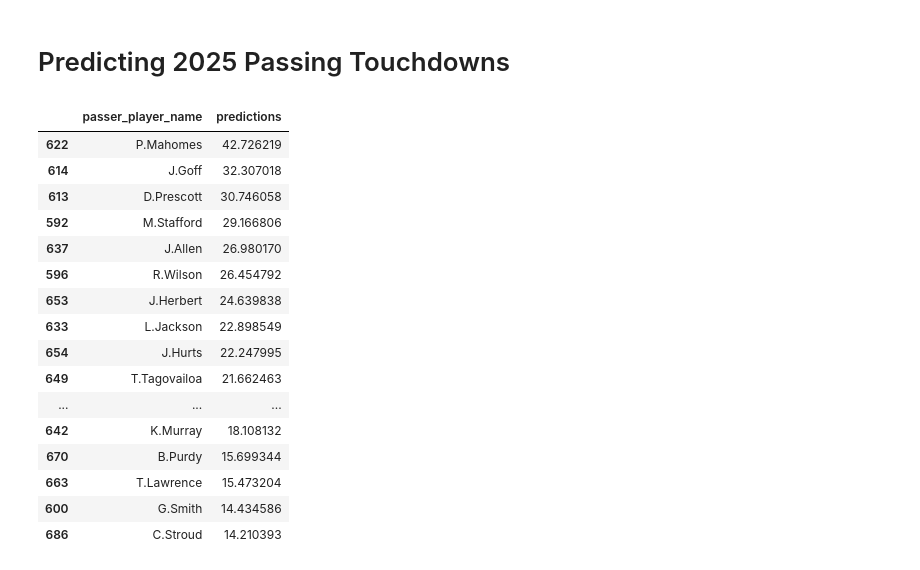
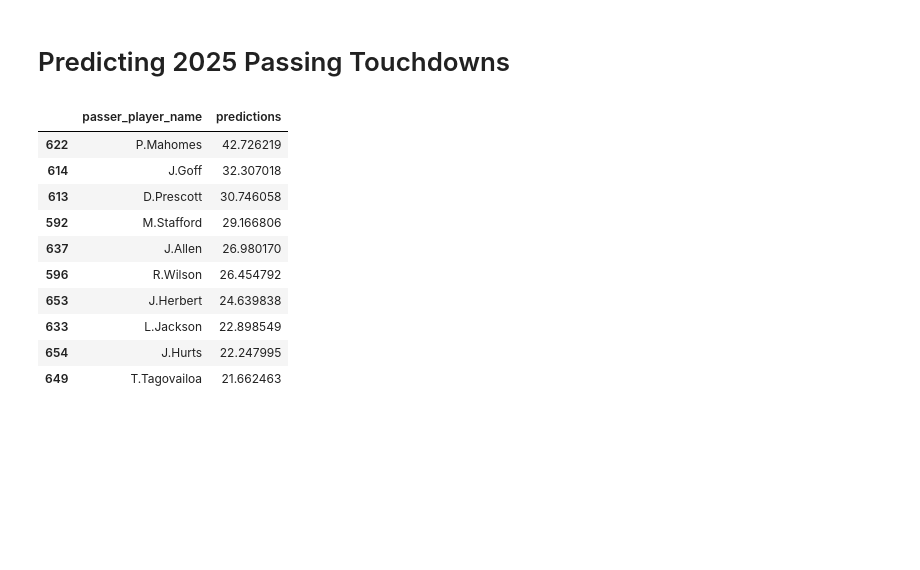
Before and after one commit to Jhonyel/NFL-TD-Regression-Model, a Jupyter notebook: RegressionFootball.ipynb, the cells around one changed output. Cells and saved outputs as stored; diff of their text form; code cells hidden in the pictures; blank space fills up the shorter version.

```diff
--- a/RegressionFootball.ipynb
+++ b/RegressionFootball.ipynb
@@ -301,37 +301,31 @@ train_data = model_data[model_data['season'] <= 2024].copy()
 #creating the model and fitting it to the training data
 model=LinearRegression()
 model.fit(train_data.loc[:, features], train_data[target])
 
 #predicting the test data
 predictions = model.predict(test_data.loc[:, features])
 
 predictions = pd.Series(predictions, index=test_data.index)
 
 test_data = test_data.copy()
 test_data.loc[:, 'predictions'] = predictions
 
 # For the sake of relavance removing players that I know will probably not start/play in 2025
 players_to_remove = ['D.Carr', 'A.Rodgers', 'K.Cousins']
 
 test_data = test_data[~test_data['passer_player_name'].isin(players_to_remove)]
 
 # Plotting the top 10 predictions for the 2025 NFL Season
-test_data.loc[:, ['passer_player_name', 'predictions']].sort_values('predictions', ascending=False).head(20)
+test_data.loc[:, ['passer_player_name', 'predictions']].sort_values('predictions', ascending=False).head(10)
 # %% [output]
 |  | passer_player_name | predictions |
 | 622 | P.Mahomes | 42.726219 |
 | 614 | J.Goff | 32.307018 |
 | 613 | D.Prescott | 30.746058 |
 | 592 | M.Stafford | 29.166806 |
 | 637 | J.Allen | 26.980170 |
 | 596 | R.Wilson | 26.454792 |
 | 653 | J.Herbert | 24.639838 |
 | 633 | L.Jackson | 22.898549 |
 | 654 | J.Hurts | 22.247995 |
 | 649 | T.Tagovailoa | 21.662463 |
-| ... | ... | ... |
-| 642 | K.Murray | 18.108132 |
-| 670 | B.Purdy | 15.699344 |
-| 663 | T.Lawrence | 15.473204 |
-| 600 | G.Smith | 14.434586 |
-| 686 | C.Stroud | 14.210393 |
```
Also changed, not shown: parts of 3 cells of this notebook.
